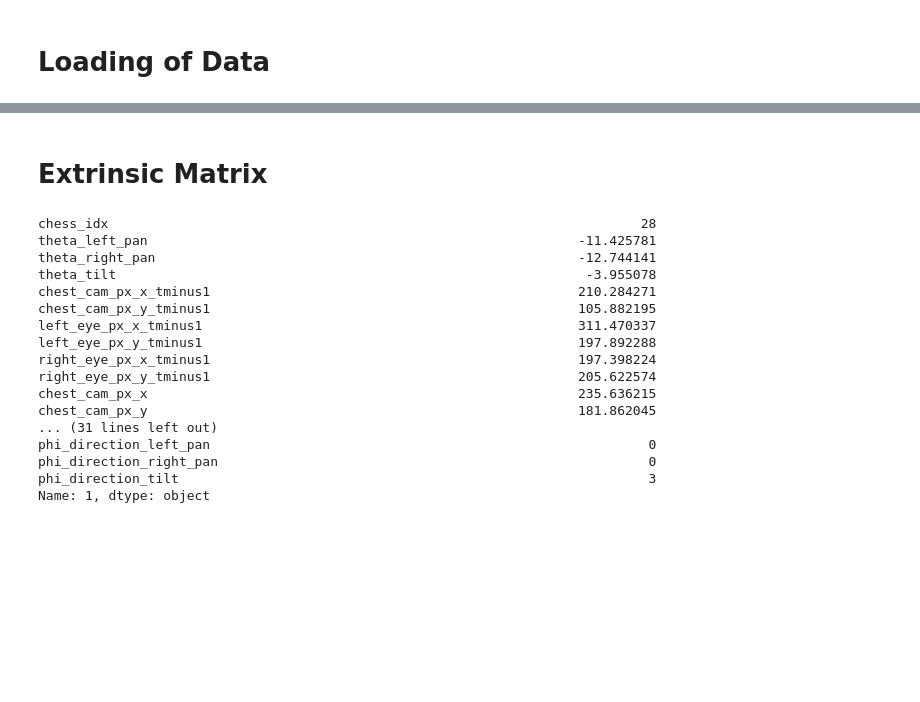
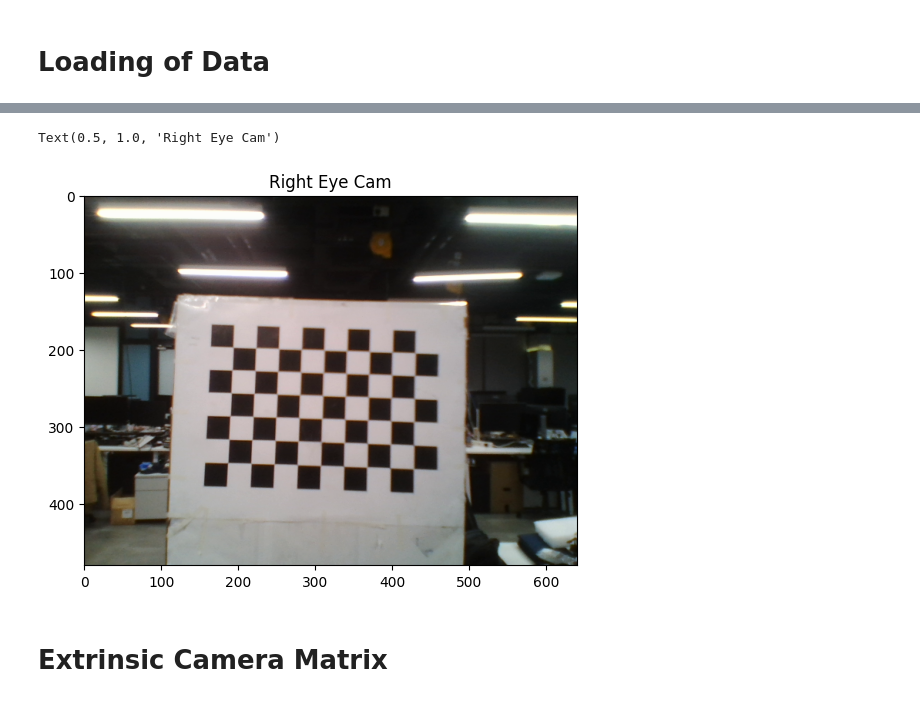
Before and after one commit to jpmnieles/grace_robot, a Jupyter notebook: 241201_Baseline_FK_Extrinsic_Matrix.ipynb, the cells around one changed output, grey strips where cells are left out. Cells and saved outputs as stored; diff of their text form; code cells hidden in the pictures; blank space fills up the shorter version.

```diff
--- a/241201_Baseline_FK_Extrinsic_Matrix.ipynb
+++ b/241201_Baseline_FK_Extrinsic_Matrix.ipynb
@@ -267,2 +86,22 @@ filt_df.head()
+# %%
+# Right Eye Cam
+
+# Load the image containing the chessboard
+right_img = cv2.imread('calib_imgs/240124_right_1m_move.png')
+
+# Convert the image to grayscale
+right_gray = cv2.cvtColor(right_img, cv2.COLOR_BGR2GRAY)
+
+# Find the chessboard corners
+right_ret, right_corners = cv2.findChessboardCorners(right_gray, chessboard_size, None)
+
+# Display image
+right_disp = cv2.cvtColor(right_img, cv2.COLOR_BGR2RGB)
+
+plt.imshow(right_disp)
+plt.title('Right Eye Cam')
+# %% [output]
+Text(0.5, 1.0, 'Right Eye Cam')
+[figure, added]
 # %% [markdown]
-# Extrinsic Matrix
+# Extrinsic Camera Matrix
@@ -276,24 +107,0 @@ object_points[:,:2] = (np.mgrid[0:chessboard_size[0], 0:chessboard_size[1]].T.re
-# %%
-# Load the datapoint
-
-idx = 1
-datapoint = filt_df[filt_df['chess_idx_tminus1']==0].reset_index(drop=True).iloc[1]
-datapoint
-# %% [output]
-chess_idx                                                                    28
-theta_left_pan                                                       -11.425781
-theta_right_pan                                                      -12.744141
-theta_tilt                                                            -3.955078
-chest_cam_px_x_tminus1                                               210.284271
-chest_cam_px_y_tminus1                                               105.882195
-left_eye_px_x_tminus1                                                311.470337
-left_eye_px_y_tminus1                                                197.892288
-right_eye_px_x_tminus1                                               197.398224
-right_eye_px_y_tminus1                                               205.622574
-chest_cam_px_x                                                       235.636215
-chest_cam_px_y                                                       181.862045
-... (31 lines left out)
-phi_direction_left_pan                                                        0
-phi_direction_right_pan                                                       0
-phi_direction_tilt                                                            3
-Name: 1, dtype: object
```
Also changed, not shown: parts of 37 cells of this notebook, 4 other files.
